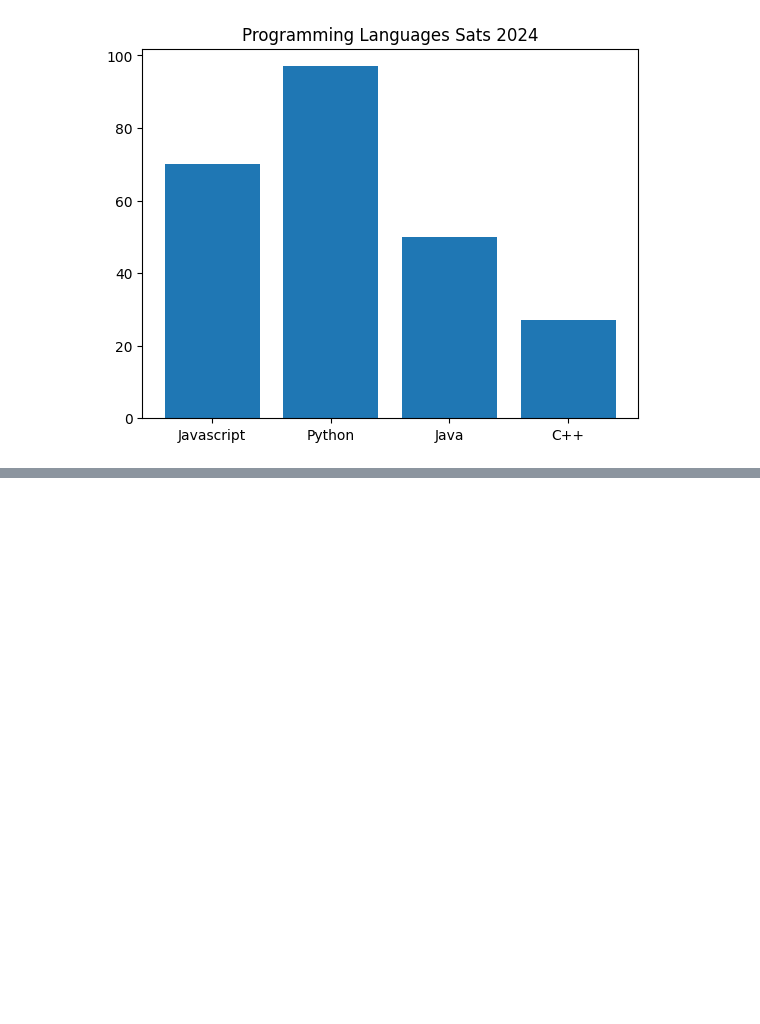
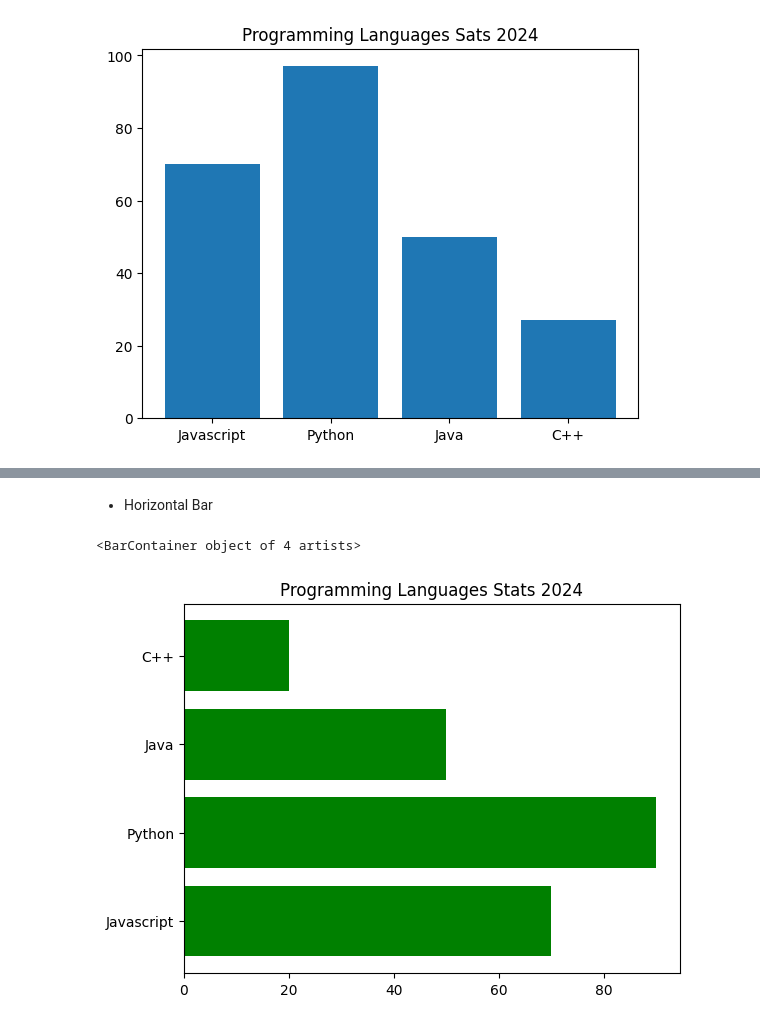
Before and after one commit to abidkk/Matplotlib-Python, a Jupyter notebook: plot1.ipynb, the cells around one changed output, grey strips where cells are left out. Drawn from its saved outputs; the diff is of its cells as text; code cells hidden in the pictures; blank space fills up the shorter version.

Commit message:
horizontal bar

```diff
--- a/plot1.ipynb
+++ b/plot1.ipynb
@@ -13,0 +43,8 @@ plt.show()
+# %% [markdown]
+- Horizontal Bar
+# %%
+plt.title("Programming Languages Stats 2024")
+plt.barh(x,y, color='green')
+# %% [output]
+<BarContainer object of 4 artists>
+[figure, added]
```
Also changed, not shown: parts of 4 cells of this notebook.
